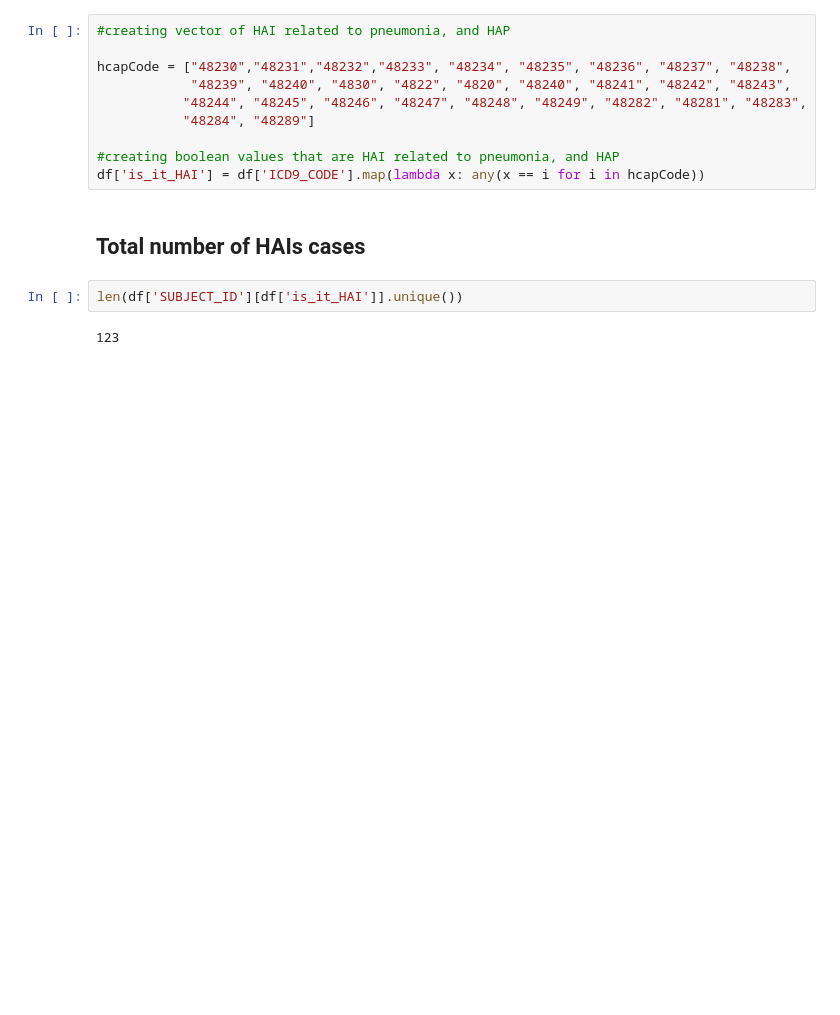
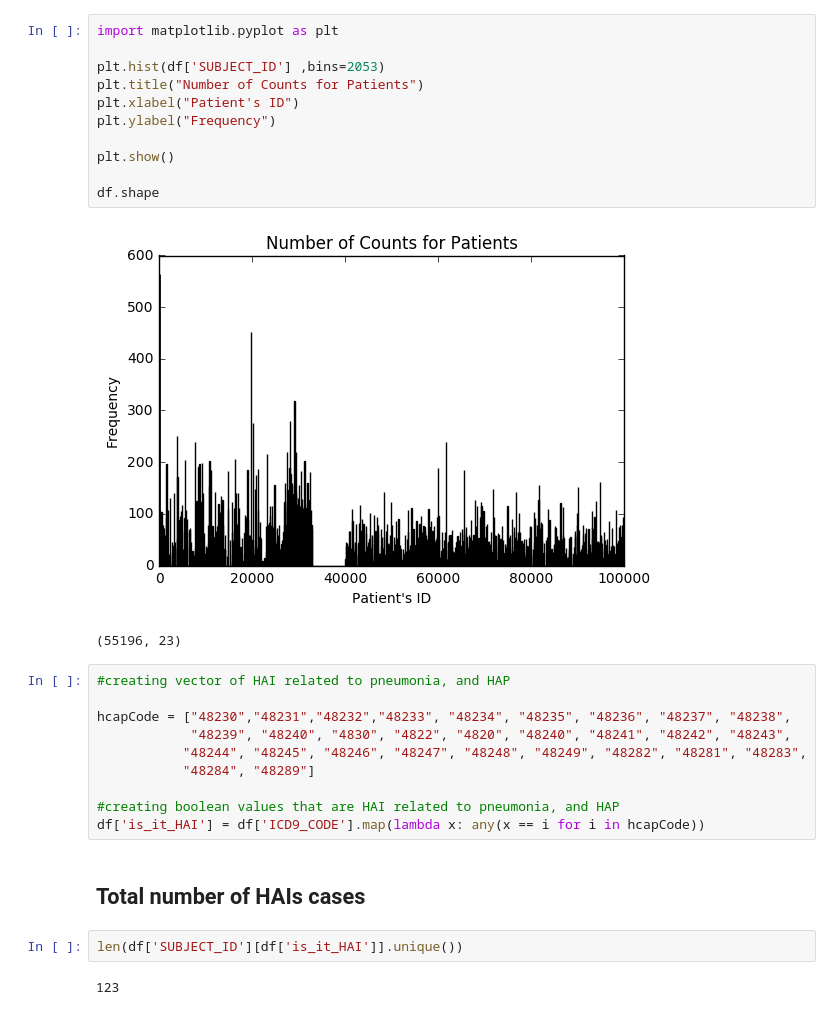
Before and after one commit to kaiweitan/sahai, a Jupyter notebook: notebooks/sahai.ipynb, the cells around one changed output. Drawn from its saved outputs; the diff is of its cells as text; blank space fills up the shorter version.

```diff
--- a/notebooks/sahai.ipynb
+++ b/notebooks/sahai.ipynb
@@ -16,3 +41,17 @@ df = df.dropna()
+# %%
+import matplotlib.pyplot as plt
+
+plt.hist(df['SUBJECT_ID'] ,bins=2053)
+plt.title("Number of Counts for Patients")
+plt.xlabel("Patient's ID")
+plt.ylabel("Frequency")
+
+plt.show()
+
+df.shape
+# %% [output]
+[figure, added]
+(55196, 23)
 # %%
 #creating vector of HAI related to pneumonia, and HAP
 
```
Also changed, not shown: parts of 26 cells of this notebook.
